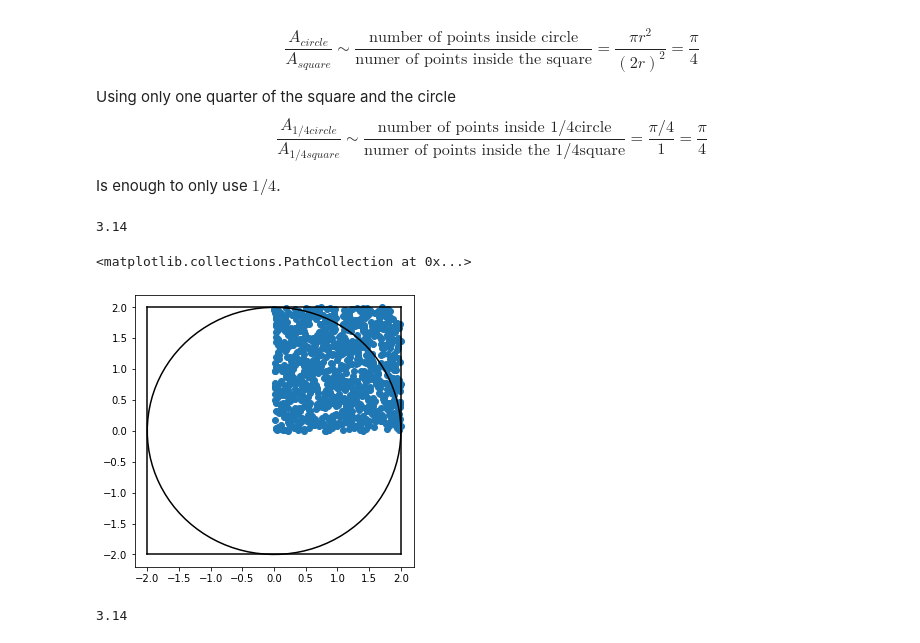
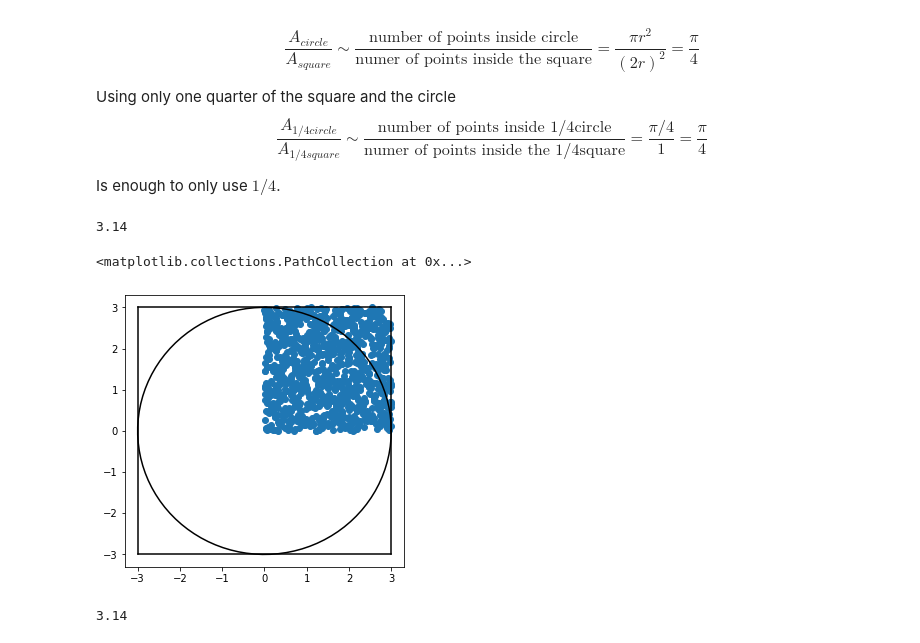
Before and after one commit to taceroc/DSPS_TAcero, a Jupyter notebook: labs/Copy_of_lab3_PI_fbb.ipynb, the cells around one changed output. Saved outputs shown, nothing was run; the diff lists cells and outputs as text; code cells hidden in the pictures.

```diff
--- a/labs/Copy_of_lab3_PI_fbb.ipynb
+++ b/labs/Copy_of_lab3_PI_fbb.ipynb
@@ -65,15 +67,16 @@ def isin(x, y, l, n = N):
-# %%
-isin(x, y, 3)
-# %% [output]
-3.14
+# %%
+l = 3
+isin(x, y, l)
+# %% [output]
+3.14
 # %%
 fig, ax = pl.subplots(figsize=(5, 5))
-square(2, ax=ax)
-circle(2, ax=ax)
-plt.scatter(x,y)
+square(l, ax=ax)
+circle(l, ax=ax)
+plt.scatter(l*x,l*y)
 # %% [output]
 <matplotlib.collections.PathCollection at 0x...>
-[figure, old version]
+[figure, new version]
 # %%
 np.random.seed(123)
 count = 0
```
Also changed, not shown: parts of 1 cell of this notebook.
